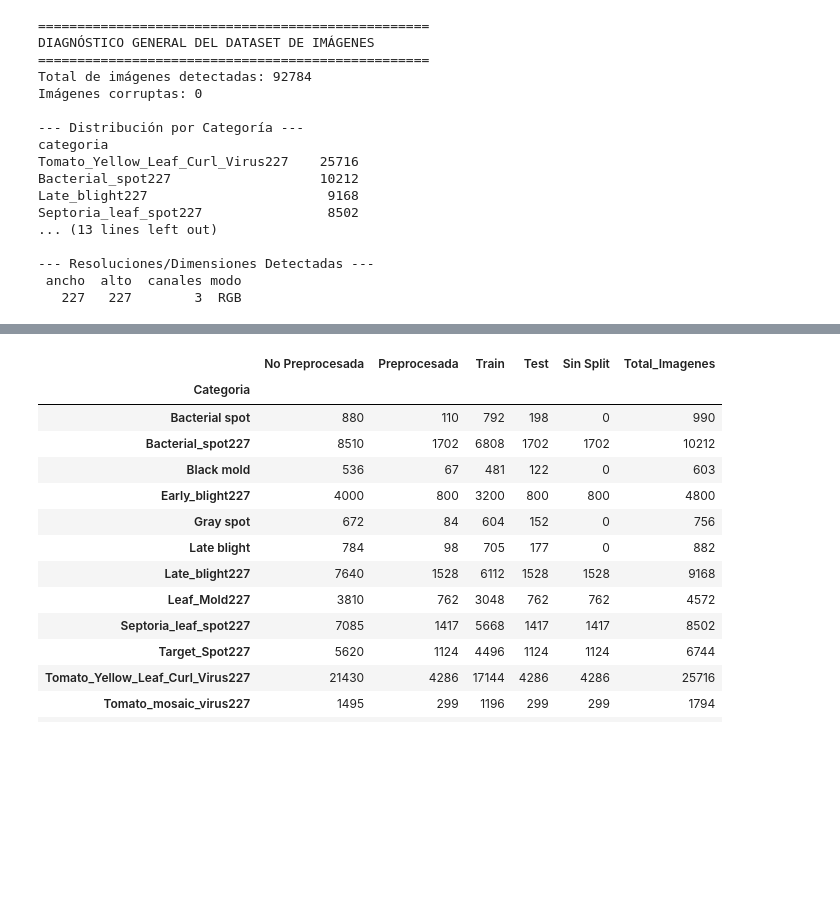
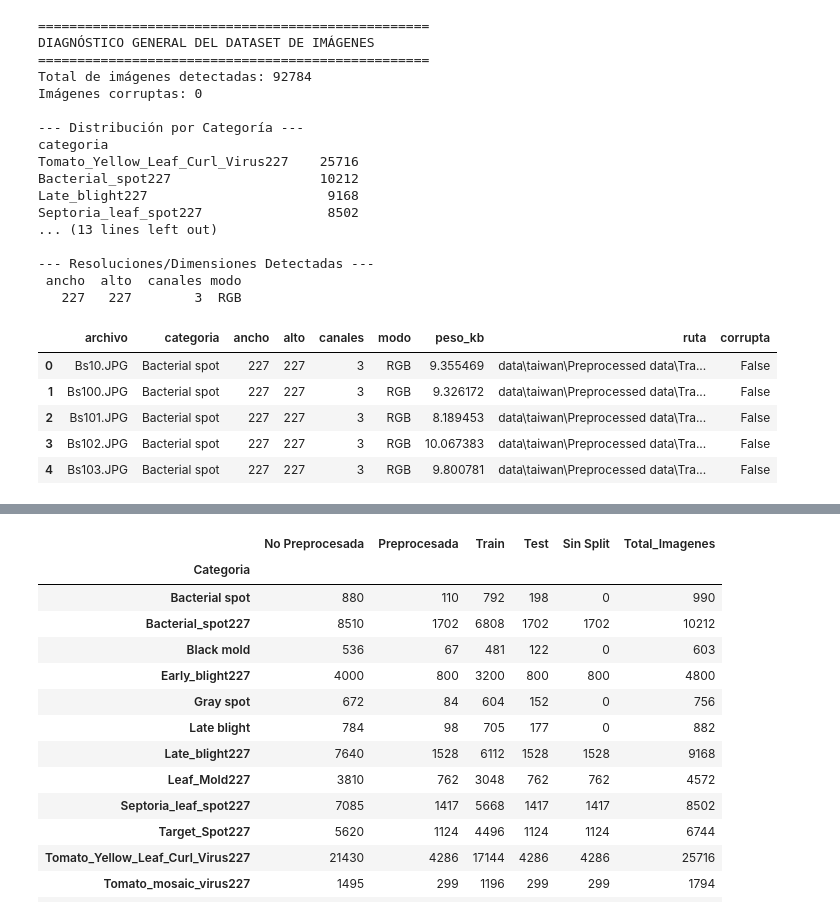
Before and after one commit to agn3si/T1_DMII, a Jupyter notebook: Tomato Leaves/codigo_tomates.ipynb, the cells around one changed output, grey strips where cells are left out. Cells and saved outputs as stored; diff of their text form; code cells hidden in the pictures; blank space fills up the shorter version.

```diff
--- a/Tomato Leaves/codigo_tomates.ipynb
+++ b/Tomato Leaves/codigo_tomates.ipynb
@@ -111,6 +161,15 @@ Septoria_leaf_spot227                8502
 --- Resoluciones/Dimensiones Detectadas ---
  ancho  alto  canales modo
    227   227        3  RGB
+# %%
+df_meta.head()
+# %% [output]
+|  | archivo | categoria | ancho | alto | canales | modo | peso_kb | ruta | corrupta |
+| 0 | Bs10.JPG | Bacterial spot | 227 | 227 | 3 | RGB | 9.355469 | data\taiwan\Preprocessed data\Tra... | False |
+| 1 | Bs100.JPG | Bacterial spot | 227 | 227 | 3 | RGB | 9.326172 | data\taiwan\Preprocessed data\Tra... | False |
+| 2 | Bs101.JPG | Bacterial spot | 227 | 227 | 3 | RGB | 8.189453 | data\taiwan\Preprocessed data\Tra... | False |
+| 3 | Bs102.JPG | Bacterial spot | 227 | 227 | 3 | RGB | 10.067383 | data\taiwan\Preprocessed data\Tra... | False |
+| 4 | Bs103.JPG | Bacterial spot | 227 | 227 | 3 | RGB | 9.800781 | data\taiwan\Preprocessed data\Tra... | False |
 # %%
 mostrar_grid_por_clase(df_meta)
 # %% [output]
```
Also changed, not shown: parts of 16 cells of this notebook, 2 other files.
